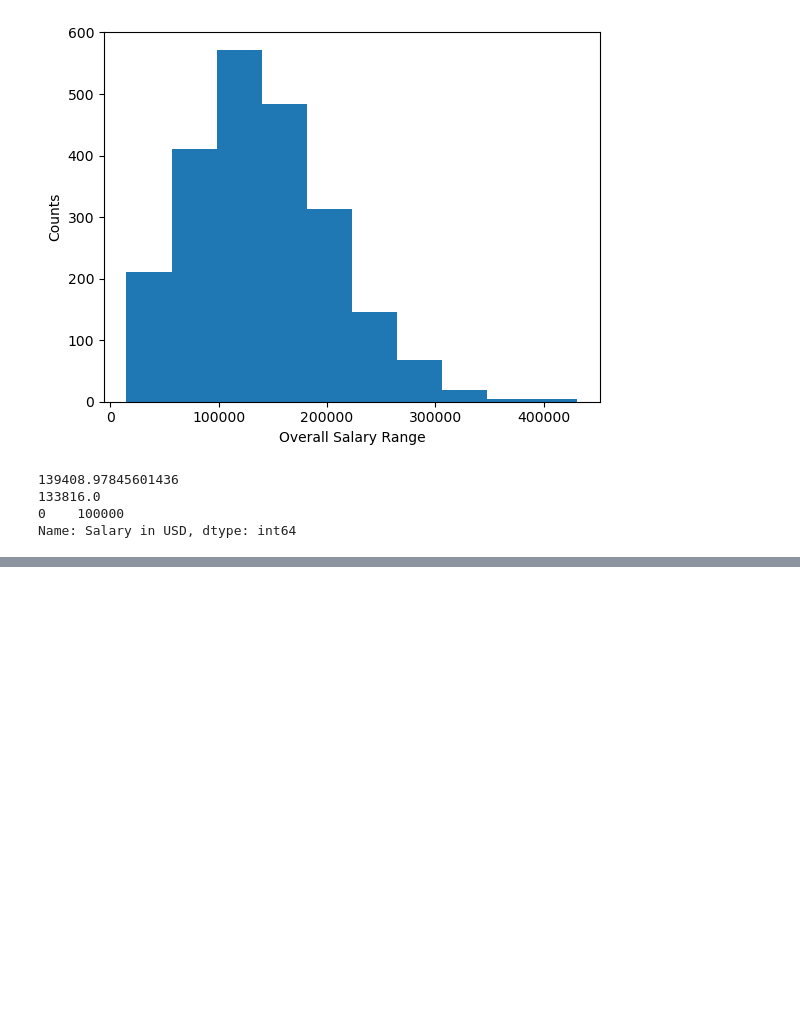
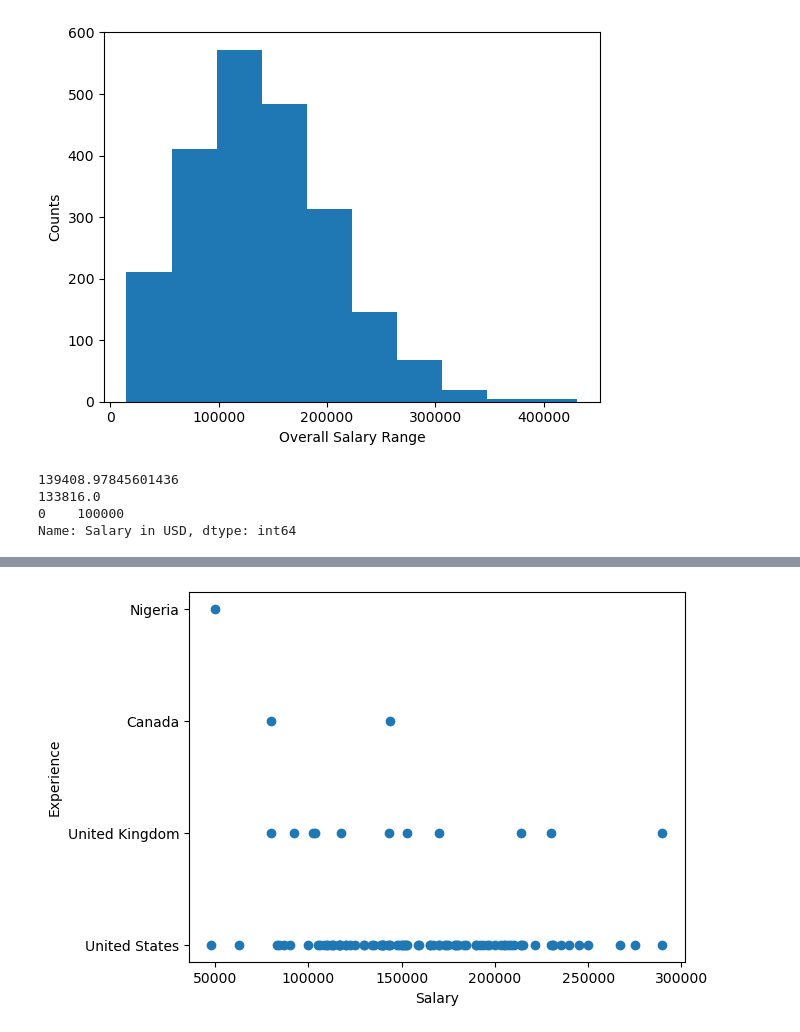
Before and after one commit to emilyshewcraft/project-one, a Jupyter notebook: Clean_Data_Science_Salaries.ipynb, the cells around one changed output, grey strips where cells are left out. Saved outputs shown, nothing was run; the diff lists cells and outputs as text; code cells hidden in the pictures; blank space fills up the shorter version.

Commit message:
updated data

```diff
--- a/Clean_Data_Science_Salaries.ipynb
+++ b/Clean_Data_Science_Salaries.ipynb
@@ -408,3 +410,7 @@ NormaltestResult(statistic=1.2325815565548925, pvalue=0.5399434979752452)
 The minimum median income of the potential outliers is 430640
 The maximum median income of the potential outliers is 430640
 -------------------------------------------------------------------
+# %%
+# filter the data to patron types with greater than the value set for min_checkouts
+experience_senior = analytics_engineer.loc[analytics_engineer['Experience Level']== "Senior",:]
+experience_senior.head()
@@ -410,0 +424,14 @@ The maximum median income of the potential outliers is 430640
+# %%
+# Build scatter plot
+plt.scatter(experience_senior["Salary in USD"] , experience_senior["Company Location"])
+
+
+# Incorporate the other graph properties
+plt.xlabel("Salary")
+plt.ylabel("Experience")
+
+
+# Show plot
+plt.show()
+# %% [output]
+[figure, added]
```
Also changed, not shown: parts of 6 cells of this notebook, 2 other files.
